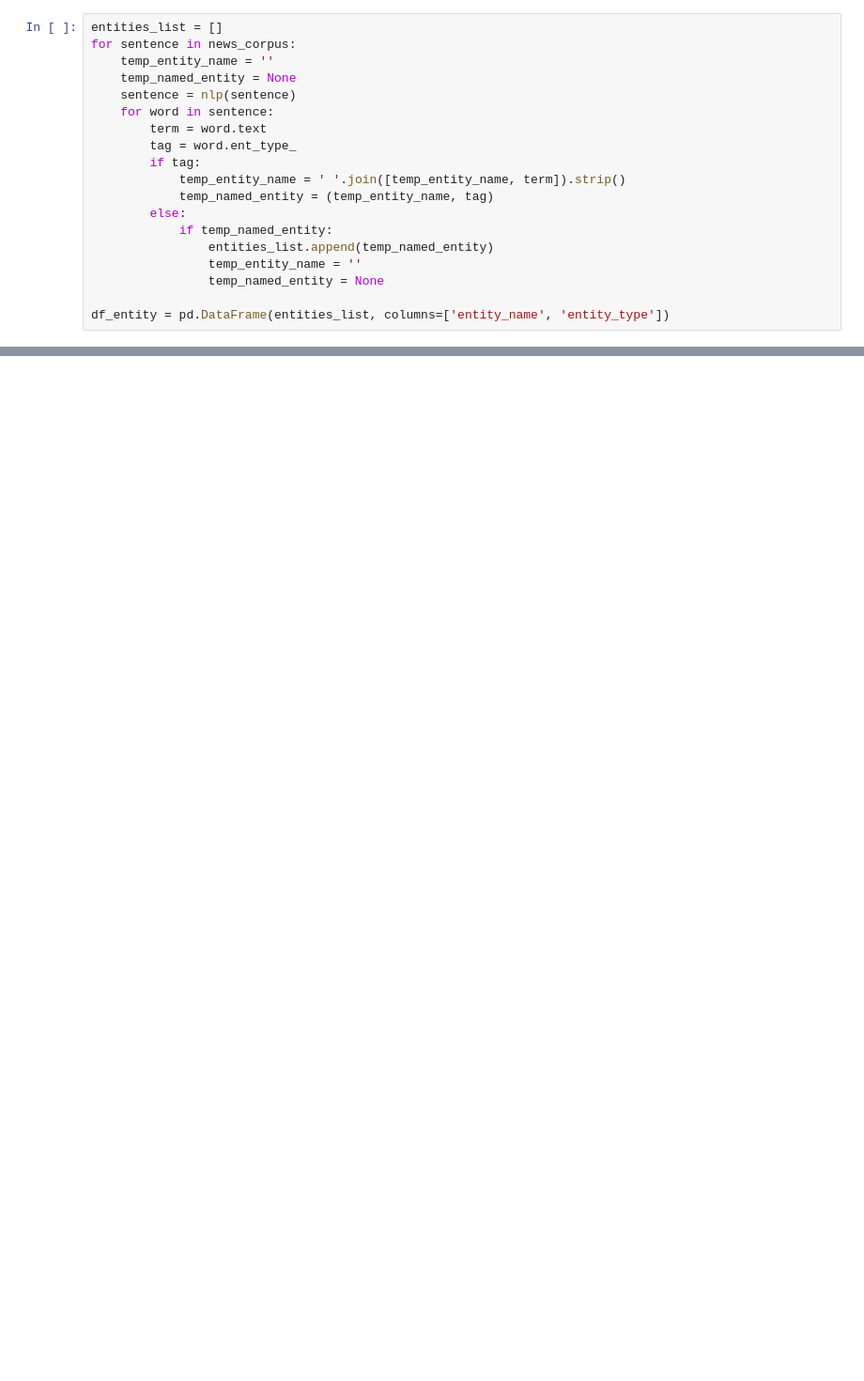
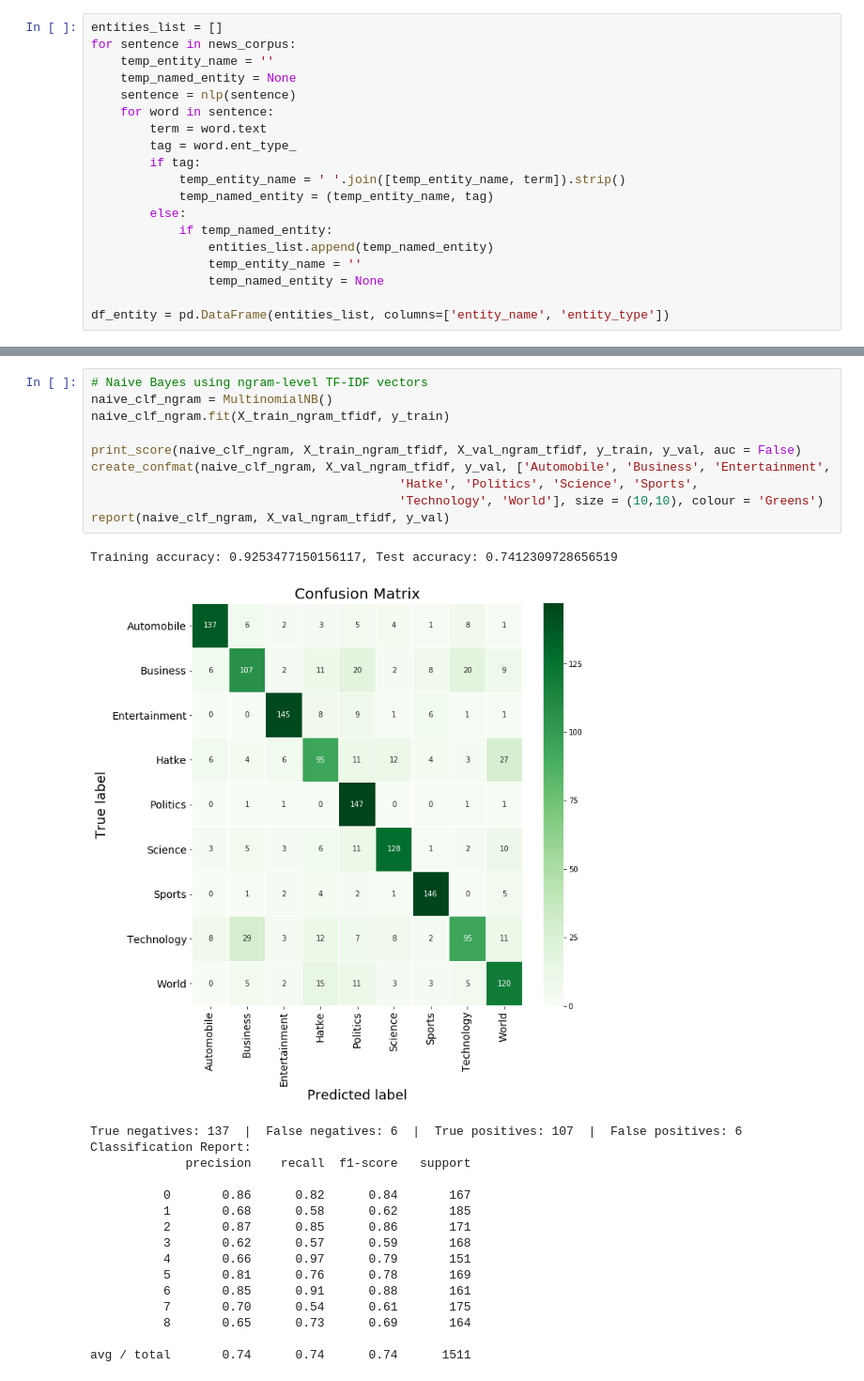
Before and after one commit to elzawie/Inshorts_NLP, a Jupyter notebook: Inshorts_NLP.ipynb, the cells around one changed output, grey strips where cells are left out. Shown at 94% size. Saved outputs shown, nothing was run; the diff lists cells and outputs as text; blank space fills up the shorter version.

```diff
--- a/Inshorts_NLP.ipynb
+++ b/Inshorts_NLP.ipynb
@@ -424,0 +528,28 @@ TO BE CONTINUED...
+# %%
+# Naive Bayes using ngram-level TF-IDF vectors
+naive_clf_ngram = MultinomialNB()
+naive_clf_ngram.fit(X_train_ngram_tfidf, y_train)
+
+print_score(naive_clf_ngram, X_train_ngram_tfidf, X_val_ngram_tfidf, y_train, y_val, auc = False)
+create_confmat(naive_clf_ngram, X_val_ngram_tfidf, y_val, ['Automobile', 'Business', 'Entertainment',
+                                          'Hatke', 'Politics', 'Science', 'Sports',
+                                          'Technology', 'World'], size = (10,10), colour = 'Greens')
+report(naive_clf_ngram, X_val_ngram_tfidf, y_val)
+# %% [output]
+Training accuracy: 0.9253477150156117, Test accuracy: 0.7412309728656519
+[figure, added]
+True negatives: 137  |  False negatives: 6  |  True positives: 107  |  False positives: 6
+Classification Report:
+             precision    recall  f1-score   support
+
+          0       0.86      0.82      0.84       167
+          1       0.68      0.58      0.62       185
+          2       0.87      0.85      0.86       171
+          3       0.62      0.57      0.59       168
+          4       0.66      0.97      0.79       151
+          5       0.81      0.76      0.78       169
+          6       0.85      0.91      0.88       161
+          7       0.70      0.54      0.61       175
+          8       0.65      0.73      0.69       164
+
+avg / total       0.74      0.74      0.74      1511
```
Also changed, not shown: parts of 43 cells of this notebook, 6 other files.
